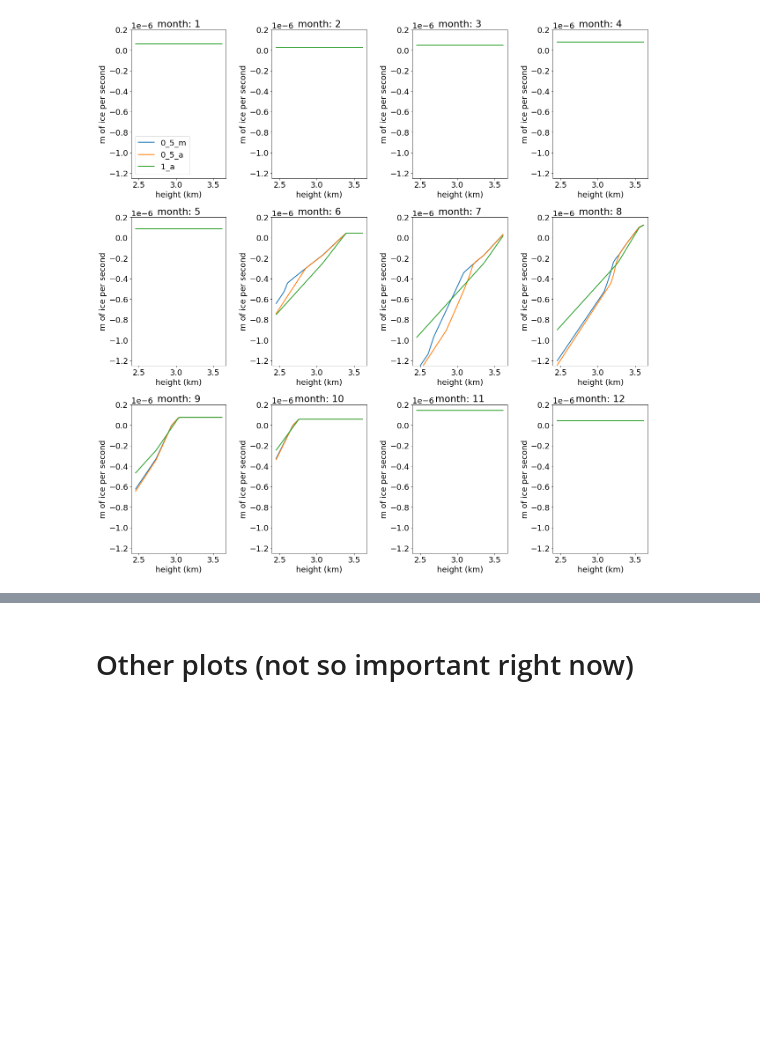
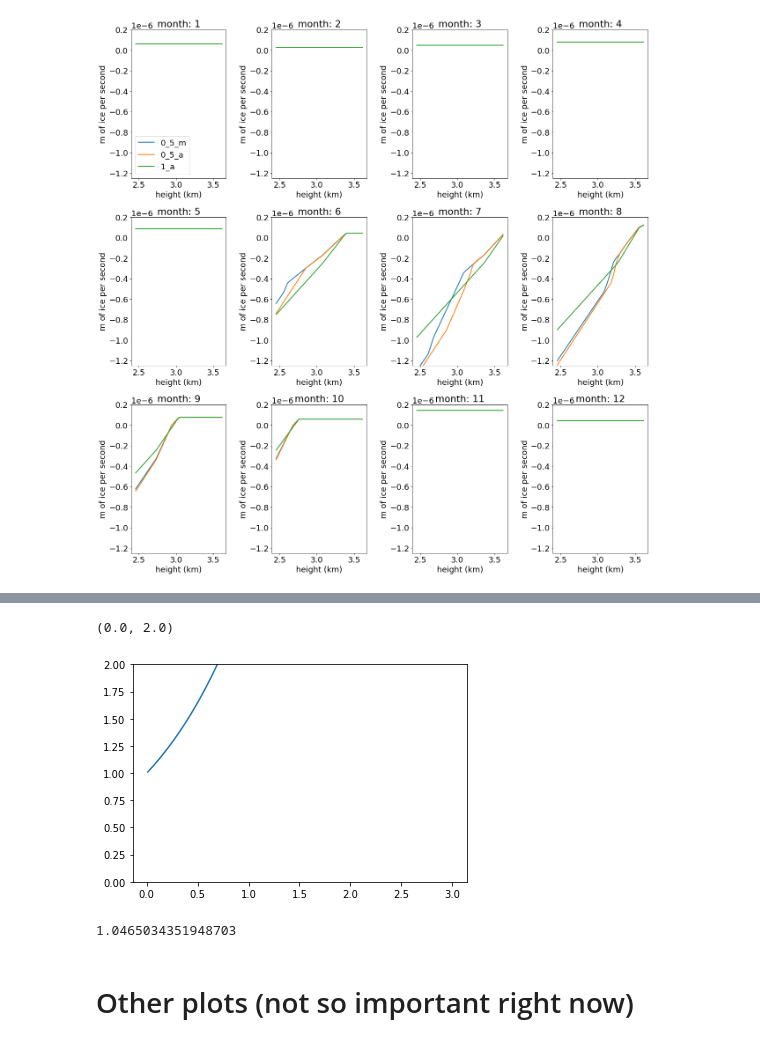
Before and after one commit to OGGM/massbalance-sandbox, a Jupyter notebook: docs/surface_type_distinction/oggm_sfc_type_bucket.ipynb, the cells around one changed output, grey strips where cells are left out. Drawn from its saved outputs; the diff is of its cells as text; code cells hidden in the pictures; blank space fills up the shorter version.

```diff
--- a/docs/surface_type_distinction/oggm_sfc_type_bucket.ipynb
+++ b/docs/surface_type_distinction/oggm_sfc_type_bucket.ipynb
@@ -404,3 +751,14 @@ for year in np.arange(2000,2002,1): # 2020
+# %%
+t = np.linspace(0.01, 3,1000)
+plt.plot(t, np.exp(t))
+plt.ylim([0,2])
+# %% [output]
+(0.0, 2.0)
+[figure, added]
+# %%
+np.exp(s/t_albedo)
+# %% [output]
+1.0465034351948703
 # %% [markdown]
 # Other plots (not so important right now)
 # %%
```
Also changed, not shown: parts of 29 cells of this notebook, 3 other files.
